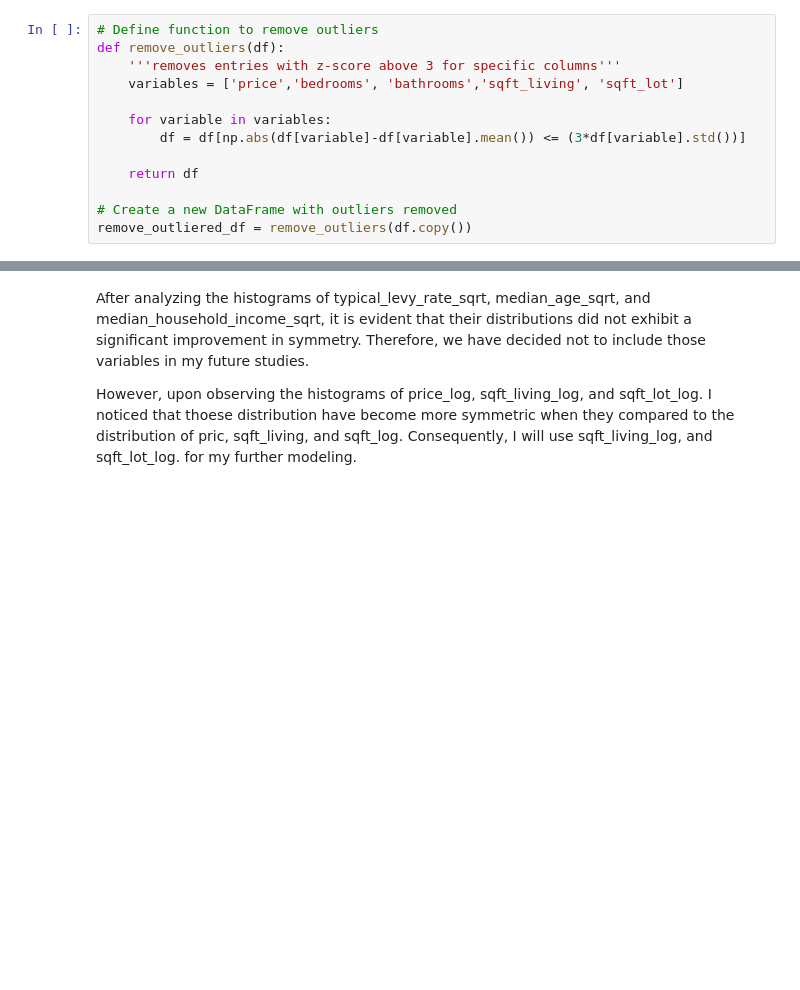
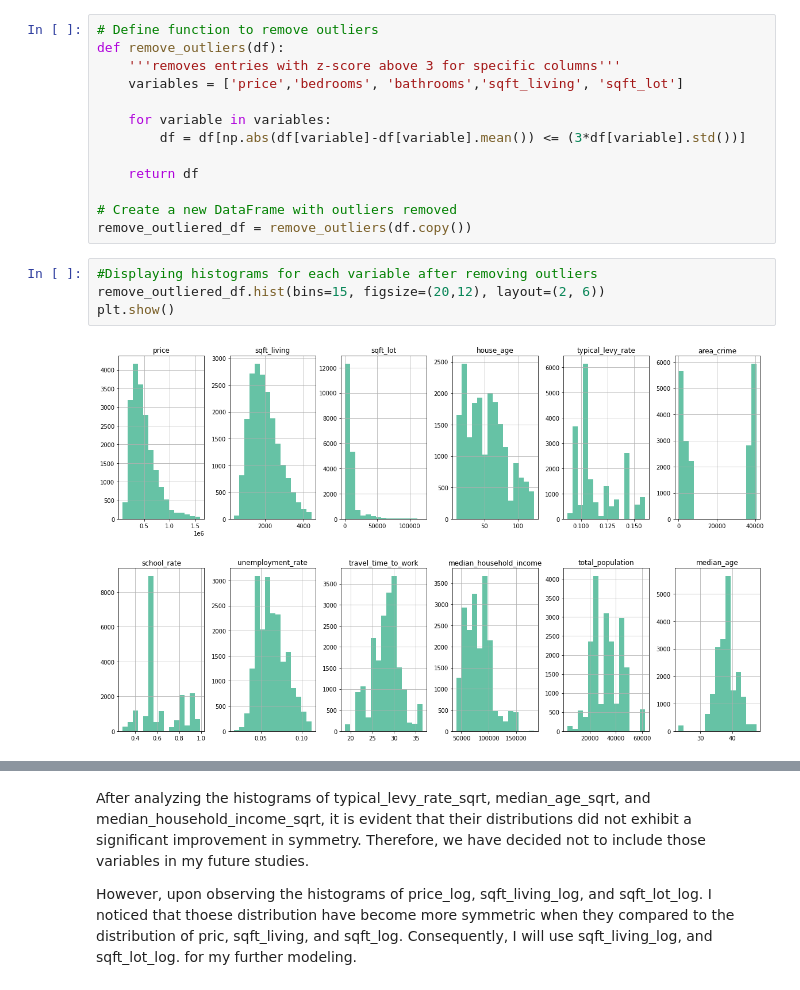
Before and after one commit to CandiceDataAnalyst/King-County-House-Price-Prediction, a Jupyter notebook: 4. data cleaning/EAD & Processing.ipynb, the cells around one changed output, grey strips where cells are left out. Drawn from its saved outputs; the diff is of its cells as text; blank space fills up the shorter version.

```diff
--- a/4. data cleaning/EAD & Processing.ipynb
+++ b/4. data cleaning/EAD & Processing.ipynb
@@ -520,6 +526,12 @@ def remove_outliers(df):
 
 # Create a new DataFrame with outliers removed
 remove_outliered_df = remove_outliers(df.copy())
+# %%
+#Displaying histograms for each variable after removing outliers
+remove_outliered_df.hist(bins=15, figsize=(20,12), layout=(2, 6))
+plt.show()
+# %% [output]
+[figure, added]
 # %%
 column_pairs = [
     ('price', 'price_log', 'price'),
```
Also changed, not shown: parts of 12 cells of this notebook.
